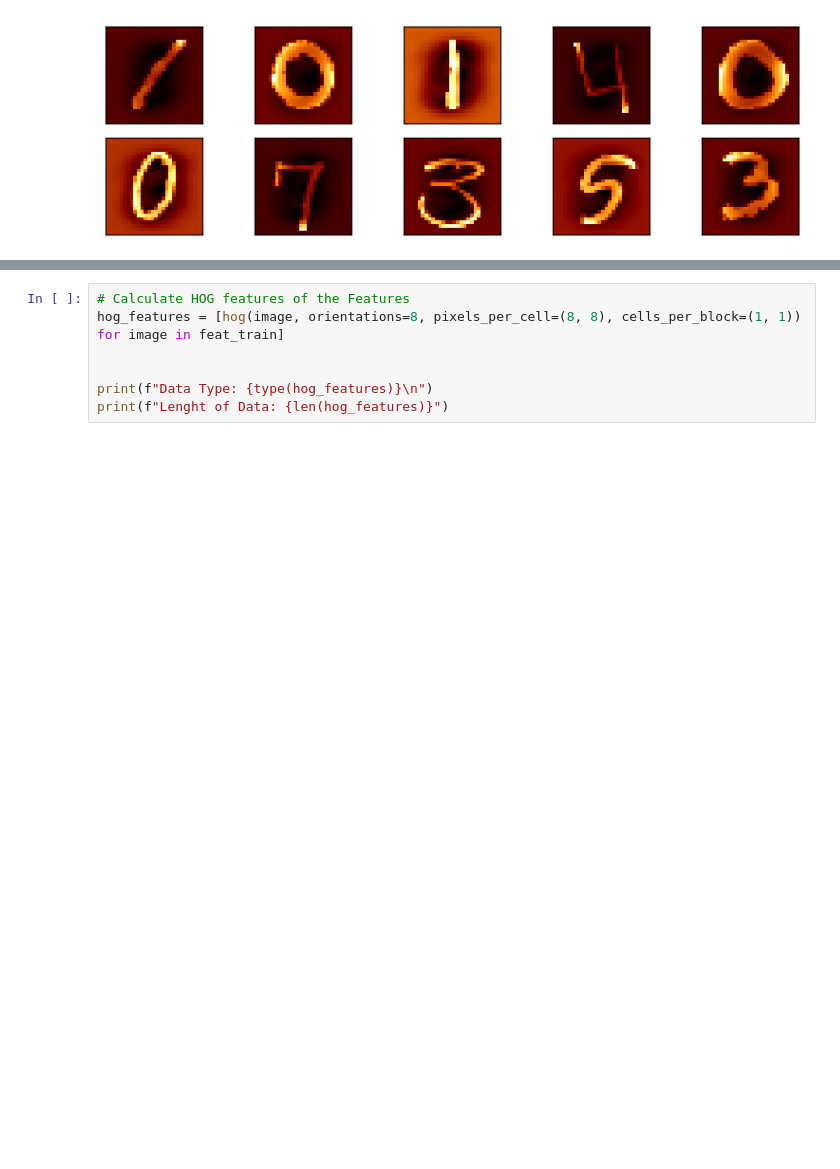
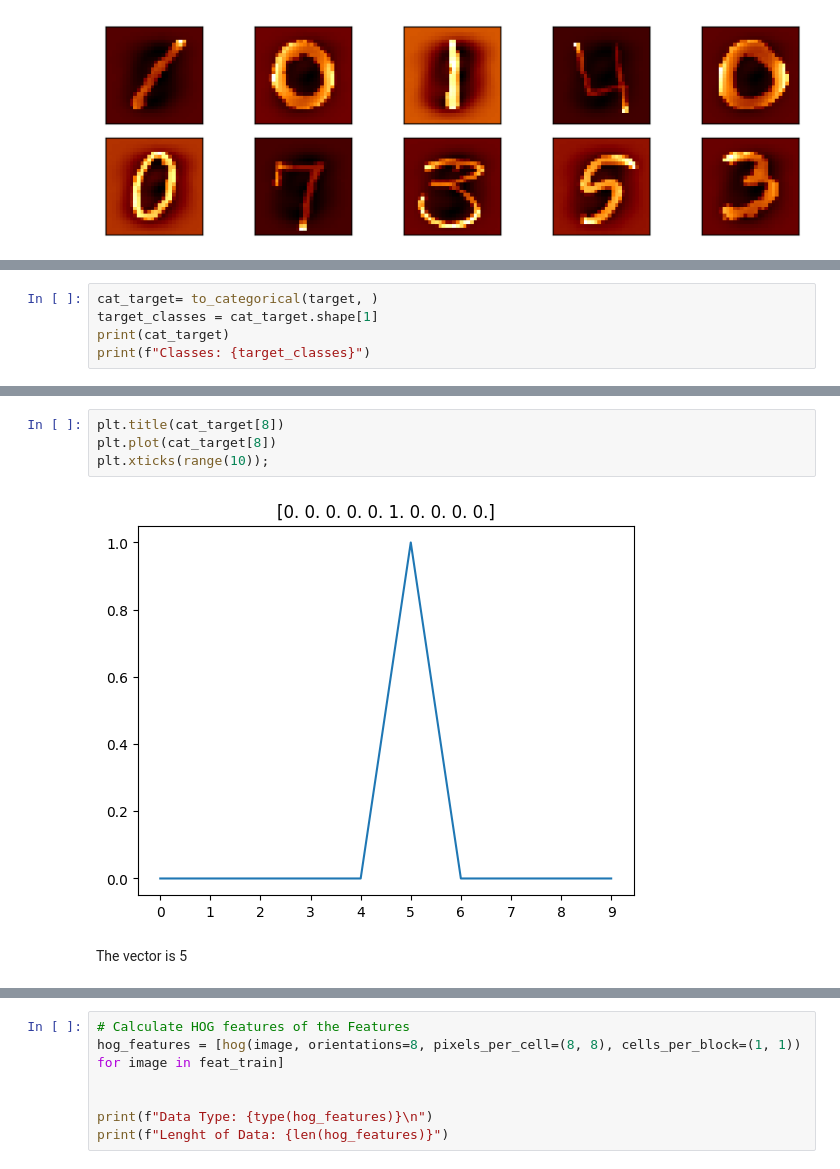
Before and after one commit to SmogJ/Kaggle-Competition---Digit-Recognizer, a Jupyter notebook: 2nd-mnist-notebook.ipynb, the cells around one changed output, grey strips where cells are left out. Drawn from its saved outputs; the diff is of its cells as text; blank space fills up the shorter version.

```diff
--- a/2nd-mnist-notebook.ipynb
+++ b/2nd-mnist-notebook.ipynb
@@ -206,0 +210,5 @@ plt.tight_layout()
+# %%
+cat_target= to_categorical(target, )
+target_classes = cat_target.shape[1]
+print(cat_target)
+print(f"Classes: {target_classes}")
@@ -207,3 +224,11 @@ plt.tight_layout()
+# %%
+plt.title(cat_target[8])
+plt.plot(cat_target[8])
+plt.xticks(range(10));
+# %% [output]
+[figure, added]
+# %% [markdown]
+The vector is 5
 # %% [markdown]
 # Feature Extraction
 Using Histogram of Oriented Gradients (HOG) we are going to extract important features based on their orientation. HOG is used in capturing the shape or structure of objects within an image. HOG is a feature descriptor that involves counting occurrences of gradient orientation in localized portions of an image.
```
Also changed, not shown: parts of 20 cells of this notebook.
